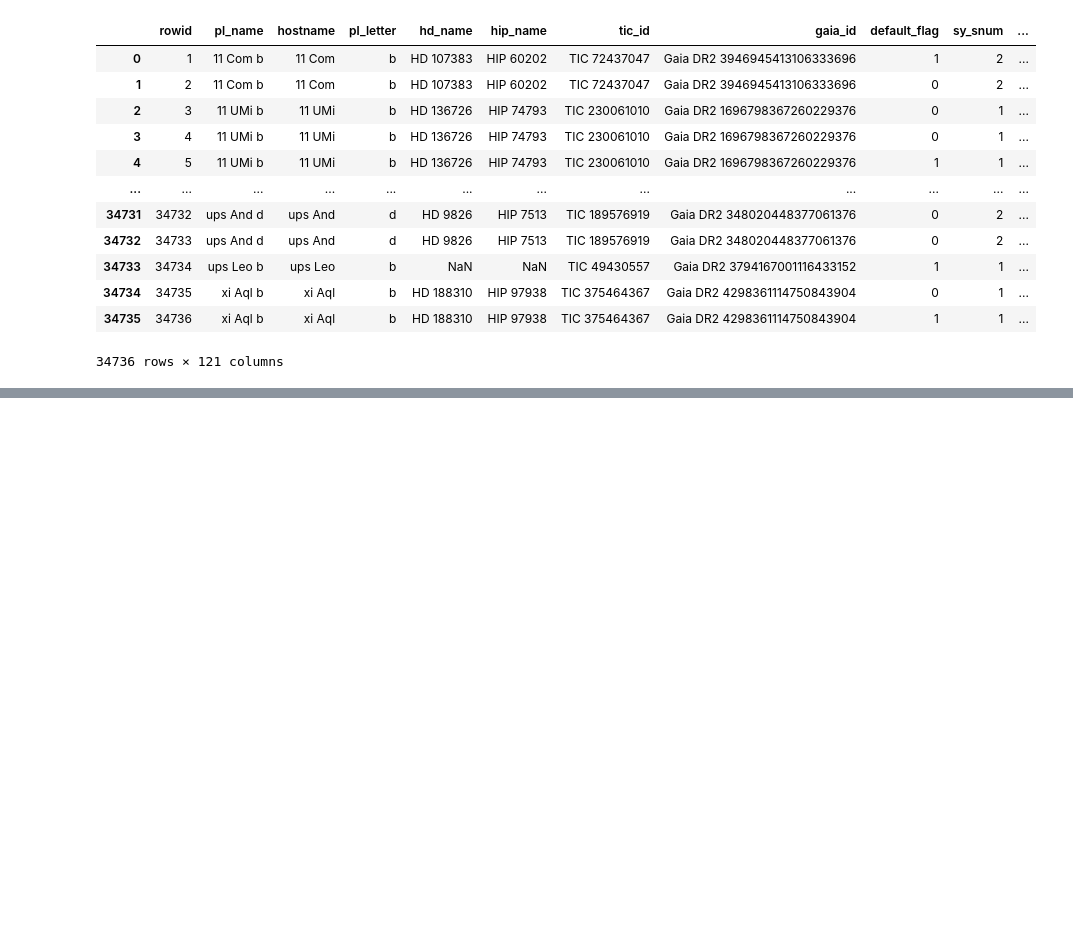
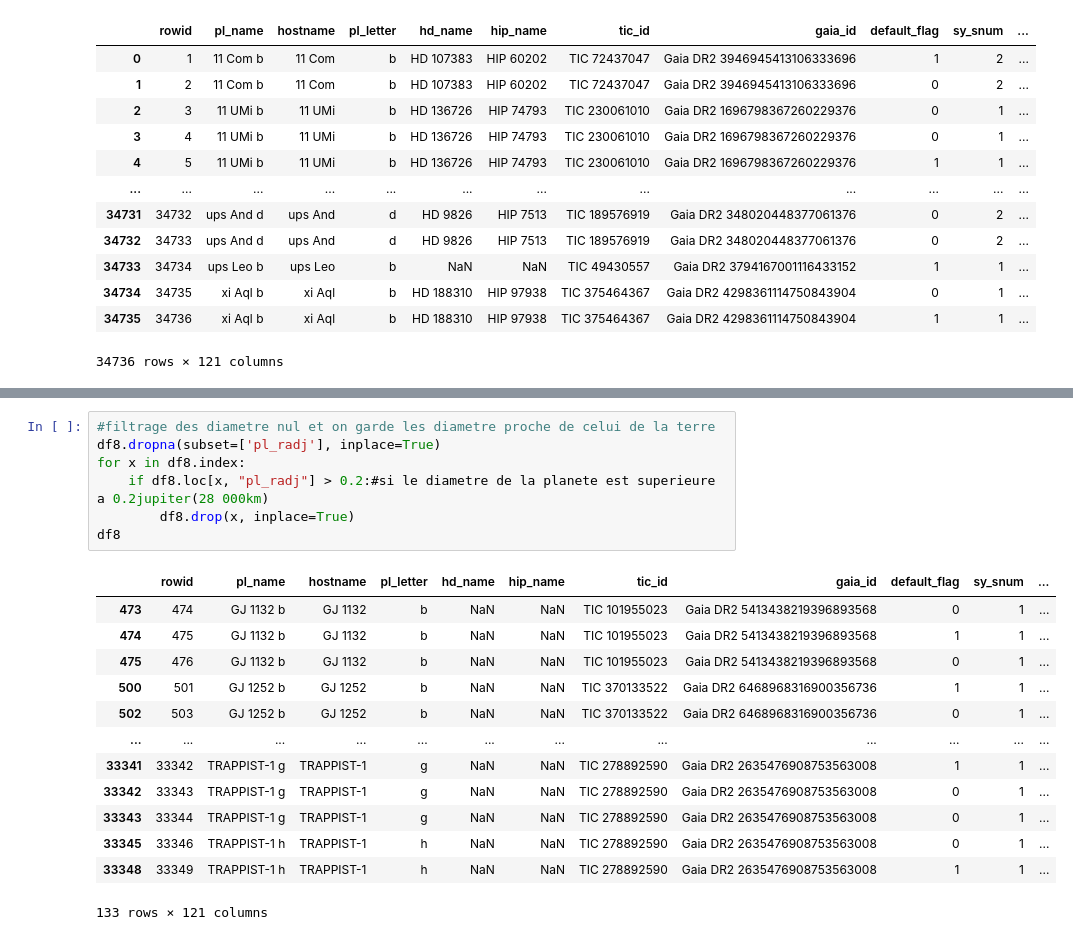
Before and after one commit to miraceti/Python_codes, a Jupyter notebook: pandas/pandas2.ipynb, the cells around one changed output, grey strips where cells are left out. Drawn from its saved outputs; the diff is of its cells as text; blank space fills up the shorter version.

```diff
--- a/pandas/pandas2.ipynb
+++ b/pandas/pandas2.ipynb
@@ -154,0 +190,21 @@ df8.loc[0:100]
+# %%
+#filtrage des diametre nul et on garde les diametre proche de celui de la terre
+df8.dropna(subset=['pl_radj'], inplace=True)
+for x in df8.index:
+    if df8.loc[x, "pl_radj"] > 0.2:#si le diametre de la planete est superieure a 0.2jupiter(28 000km)
+        df8.drop(x, inplace=True)
+df8
+# %% [output]
+|  | rowid | pl_name | hostname | pl_letter | hd_name | hip_name | tic_id | gaia_id | default_flag | sy_snum | ... |
+| 473 | 474 | GJ 1132 b | GJ 1132 | b | NaN | NaN | TIC 101955023 | Gaia DR2 5413438219396893568 | 0 | 1 | ... |
+| 474 | 475 | GJ 1132 b | GJ 1132 | b | NaN | NaN | TIC 101955023 | Gaia DR2 5413438219396893568 | 1 | 1 | ... |
+| 475 | 476 | GJ 1132 b | GJ 1132 | b | NaN | NaN | TIC 101955023 | Gaia DR2 5413438219396893568 | 0 | 1 | ... |
+| 500 | 501 | GJ 1252 b | GJ 1252 | b | NaN | NaN | TIC 370133522 | Gaia DR2 6468968316900356736 | 1 | 1 | ... |
+| 502 | 503 | GJ 1252 b | GJ 1252 | b | NaN | NaN | TIC 370133522 | Gaia DR2 6468968316900356736 | 0 | 1 | ... |
+| ... | ... | ... | ... | ... | ... | ... | ... | ... | ... | ... | ... |
+| 33341 | 33342 | TRAPPIST-1 g | TRAPPIST-1 | g | NaN | NaN | TIC 278892590 | Gaia DR2 2635476908753563008 | 1 | 1 | ... |
+| 33342 | 33343 | TRAPPIST-1 g | TRAPPIST-1 | g | NaN | NaN | TIC 278892590 | Gaia DR2 2635476908753563008 | 0 | 1 | ... |
+| 33343 | 33344 | TRAPPIST-1 g | TRAPPIST-1 | g | NaN | NaN | TIC 278892590 | Gaia DR2 2635476908753563008 | 0 | 1 | ... |
+| 33345 | 33346 | TRAPPIST-1 h | TRAPPIST-1 | h | NaN | NaN | TIC 278892590 | Gaia DR2 2635476908753563008 | 0 | 1 | ... |
+| 33348 | 33349 | TRAPPIST-1 h | TRAPPIST-1 | h | NaN | NaN | TIC 278892590 | Gaia DR2 2635476908753563008 | 1 | 1 | ... |
+133 rows × 121 columns
```
Also changed, not shown: parts of 4 cells of this notebook.
